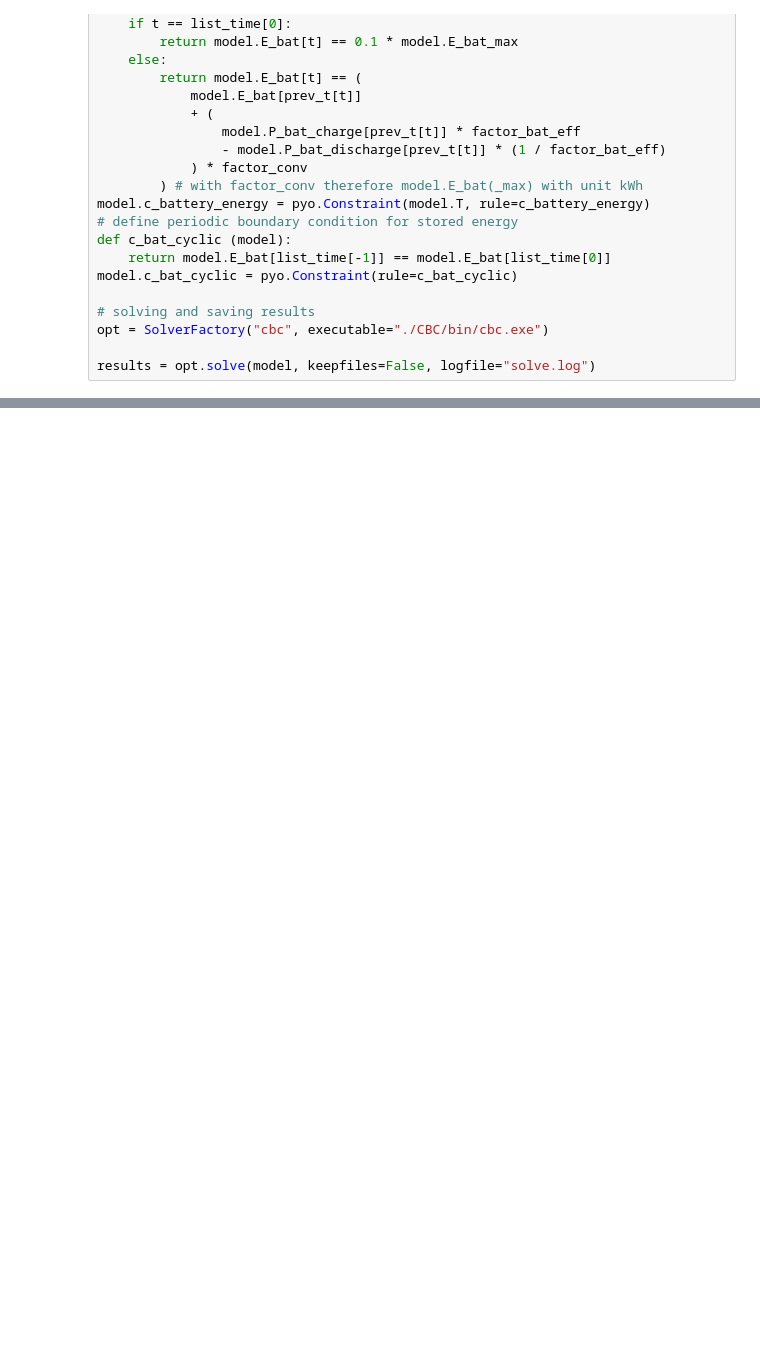
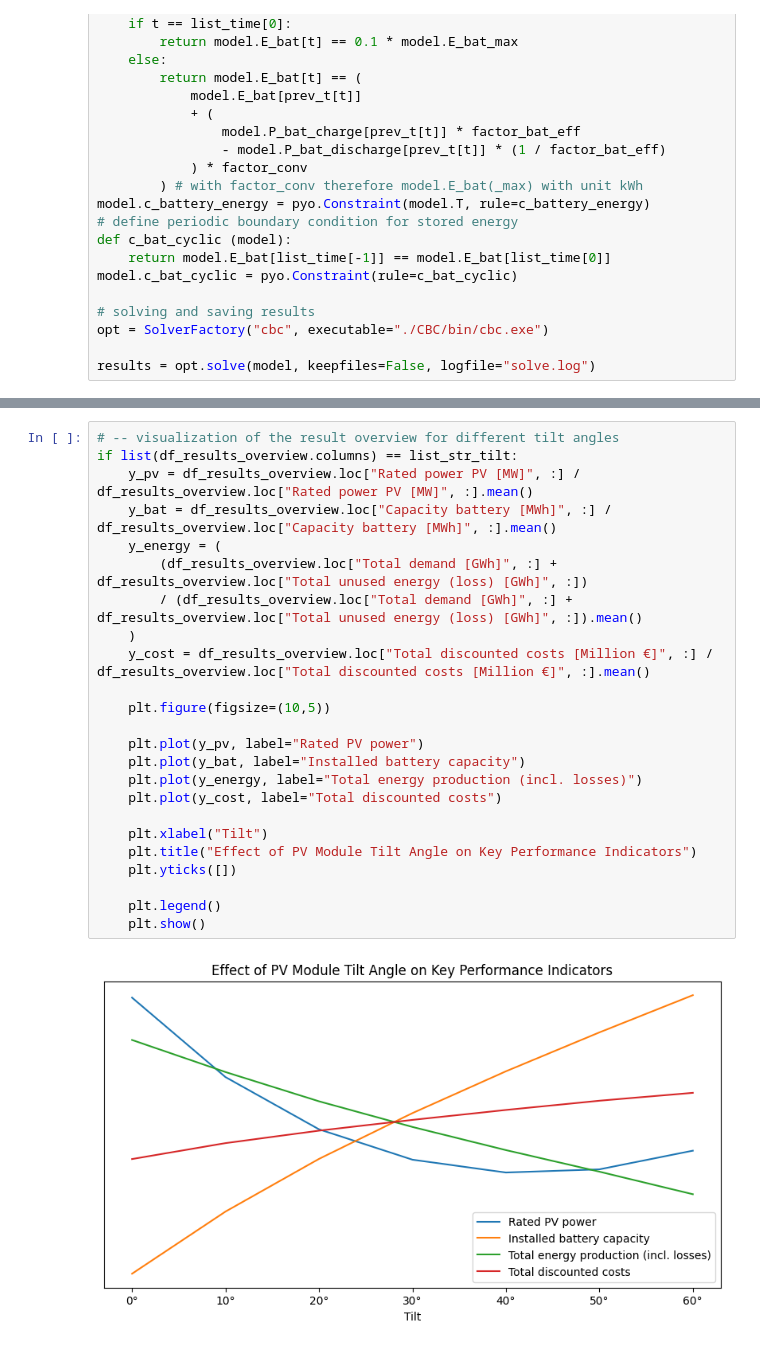
Before and after one commit to Lakim17/SERTS, a Jupyter notebook: pv_batt_opt.ipynb, the cells around one changed output, grey strips where cells are left out. Drawn from its saved outputs; the diff is of its cells as text; blank space fills up the shorter version.

```diff
--- a/pv_batt_opt.ipynb
+++ b/pv_batt_opt.ipynb
@@ -593,0 +601,26 @@ plt.show()
+# %%
+# -- visualization of the result overview for different tilt angles
+if list(df_results_overview.columns) == list_str_tilt:
+    y_pv = df_results_overview.loc["Rated power PV [MW]", :] / df_results_overview.loc["Rated power PV [MW]", :].mean()
+    y_bat = df_results_overview.loc["Capacity battery [MWh]", :] / df_results_overview.loc["Capacity battery [MWh]", :].mean()
+    y_energy = (
+        (df_results_overview.loc["Total demand [GWh]", :] + df_results_overview.loc["Total unused energy (loss) [GWh]", :])
+        / (df_results_overview.loc["Total demand [GWh]", :] + df_results_overview.loc["Total unused energy (loss) [GWh]", :]).mean()
+    )
+    y_cost = df_results_overview.loc["Total discounted costs [Million €]", :] / df_results_overview.loc["Total discounted costs [Million €]", :].mean()
+
+    plt.figure(figsize=(10,5))
+
+    plt.plot(y_pv, label="Rated PV power")
+    plt.plot(y_bat, label="Installed battery capacity")
+    plt.plot(y_energy, label="Total energy production (incl. losses)")
+    plt.plot(y_cost, label="Total discounted costs")
+
+    plt.xlabel("Tilt")
+    plt.title("Effect of PV Module Tilt Angle on Key Performance Indicators")
+    plt.yticks([])
+
+    plt.legend()
+    plt.show()
+# %% [output]
+[figure, added]
```
Also changed, not shown: parts of 7 cells of this notebook, 11 other files.
